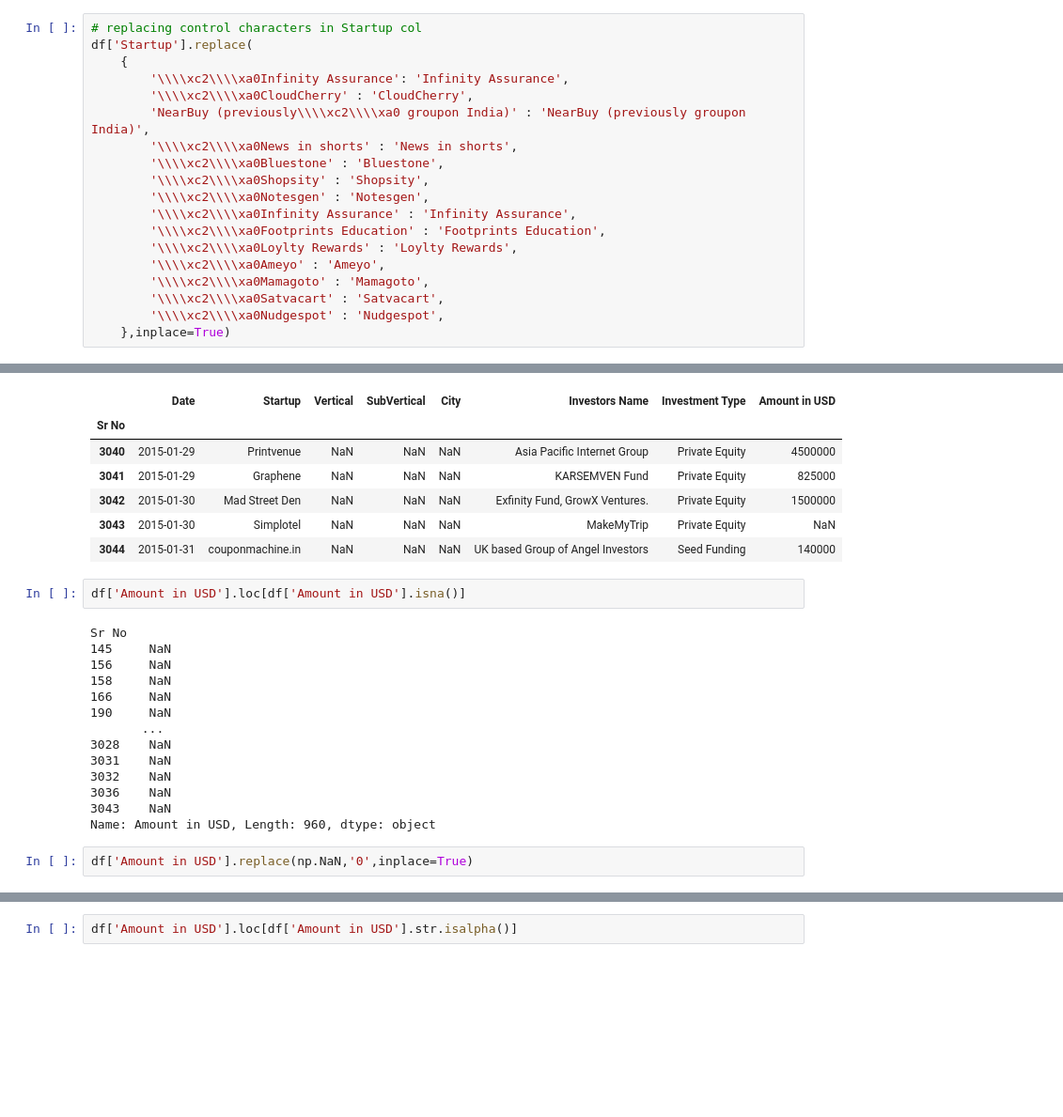
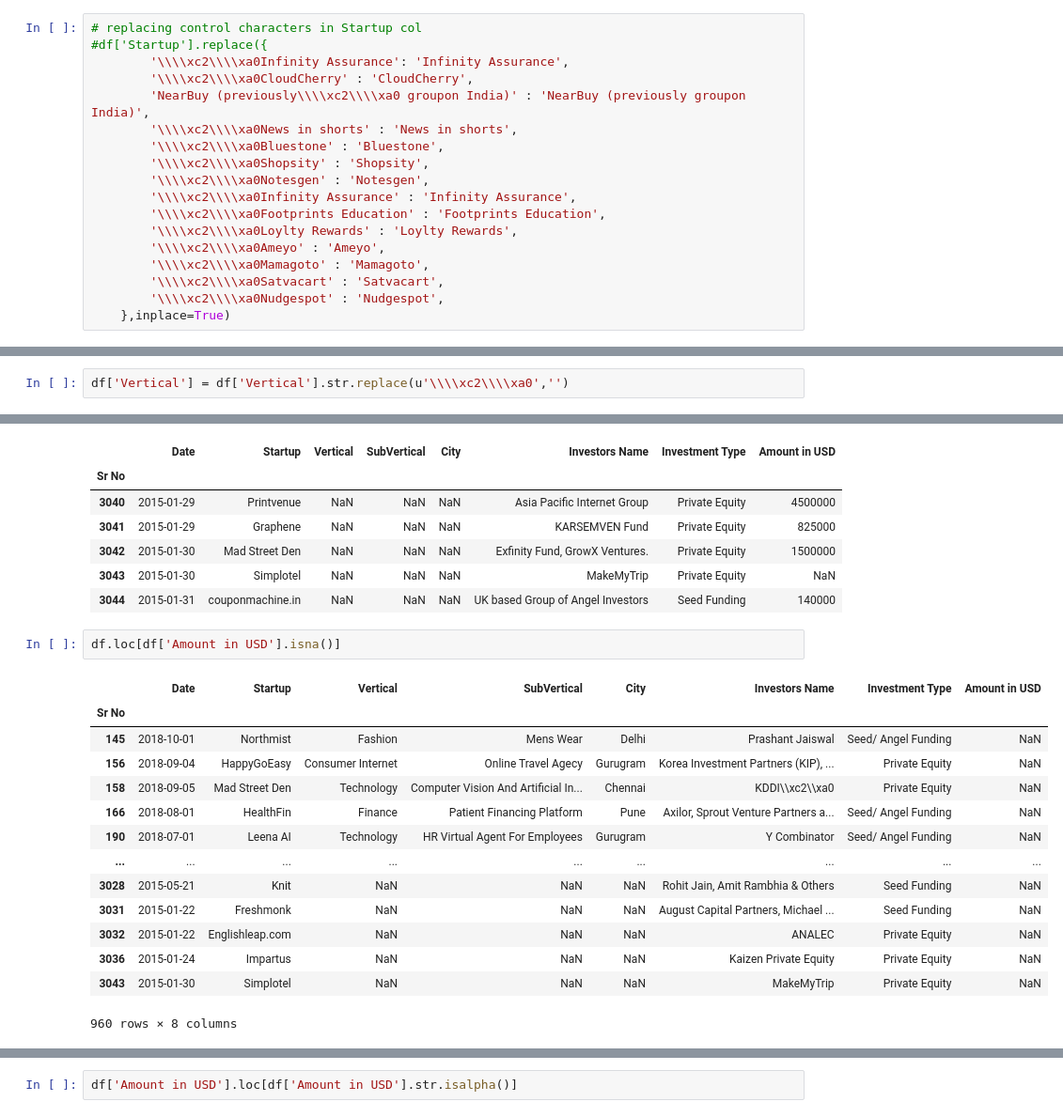
Before and after one commit to jasminjoy-S/Data-Analysis, a Jupyter notebook: analysis-indian-startup-funding.ipynb, the cells around one changed output, grey strips where cells are left out. Shown: that part at 94% size. Saved outputs shown, nothing was run; the diff lists cells and outputs as text; blank space fills up the shorter version.

```diff
--- a/analysis-indian-startup-funding.ipynb
+++ b/analysis-indian-startup-funding.ipynb
@@ -153,7 +154,6 @@ df[df['Startup'].str.contains('\\\\xc2', na=False)]
 # %%
 # replacing control characters in Startup col
-df['Startup'].replace(
-    {
+#df['Startup'].replace({
         '\\\\xc2\\\\xa0Infinity Assurance': 'Infinity Assurance',
         '\\\\xc2\\\\xa0CloudCherry' : 'CloudCherry',
         'NearBuy (previously\\\\xc2\\\\xa0 groupon India)' : 'NearBuy (previously groupon India)',
@@ -195,3 +195,5 @@ df[df['Vertical'].str.contains('\\\\xc2', na=False)]
 | 2611 | 2015-07-13 | Mamagoto | \\xc2\\xa0Casual Dining restauran... | NaN | \\xc2\\xa0New Delhi | \\xc2\\xa0Goldman Sachs | Private Equity | \\xc2\\xa010,000,000 |
 | 2612 | 2015-07-13 | Satvacart | \\xc2\\xa0Online Grocery Delivery | NaN | \\xc2\\xa0Gurgaon | \\xc2\\xa0Palaash Ventures | Seed Funding | \\xc2\\xa0N/A |
 | 2827 | 2015-04-10 | Whatfix | Interactive\\xc2\\xa0 How-To Guides | NaN | Bangalore | Helion Venture Partner, Powerhous... | Seed Funding | 9,00,000 |
+# %%
+df['Vertical'] = df['Vertical'].str.replace(u'\\\\xc2\\\\xa0','')
@@ -253,20 +268,19 @@ df.tail()
 | 3043 | 2015-01-30 | Simplotel | NaN | NaN | NaN | MakeMyTrip | Private Equity | NaN |
 | 3044 | 2015-01-31 | couponmachine.in | NaN | NaN | NaN | UK based Group of Angel Investors | Seed Funding | 140000 |
 # %%
-df['Amount in USD'].loc[df['Amount in USD'].isna()]
+df.loc[df['Amount in USD'].isna()]
 # %% [output]
+|  | Date | Startup | Vertical | SubVertical | City | Investors Name | Investment Type | Amount in USD |
+| Sr No |  |  |  |  |  |  |  |  |
+| 145 | 2018-10-01 | Northmist | Fashion | Mens Wear | Delhi | Prashant Jaiswal | Seed/ Angel Funding | NaN |
+| 156 | 2018-09-04 | HappyGoEasy | Consumer Internet | Online Travel Agecy | Gurugram | Korea Investment Partners (KIP), ... | Private Equity | NaN |
+| 158 | 2018-09-05 | Mad Street Den | Technology | Computer Vision And Artificial In... | Chennai | KDDI\\xc2\\xa0 | Private Equity | NaN |
+| 166 | 2018-08-01 | HealthFin | Finance | Patient Financing Platform | Pune | Axilor, Sprout Venture Partners a... | Seed/ Angel Funding | NaN |
+| 190 | 2018-07-01 | Leena AI | Technology | HR Virtual Agent For Employees | Gurugram | Y Combinator | Seed/ Angel Funding | NaN |
+| ... | ... | ... | ... | ... | ... | ... | ... | ... |
+| 3028 | 2015-05-21 | Knit | NaN | NaN | NaN | Rohit Jain, Amit Rambhia & Others | Seed Funding | NaN |
+| 3031 | 2015-01-22 | Freshmonk | NaN | NaN | NaN | August Capital Partners, Michael ... | Seed Funding | NaN |
+| 3032 | 2015-01-22 | Englishleap.com | NaN | NaN | NaN | ANALEC | Private Equity | NaN |
+| 3036 | 2015-01-24 | Impartus | NaN | NaN | NaN | Kaizen Private Equity | Private Equity | NaN |
+| 3043 | 2015-01-30 | Simplotel | NaN | NaN | NaN | MakeMyTrip | Private Equity | NaN |
-Sr No
-145     NaN
-156     NaN
-158     NaN
-166     NaN
-190     NaN
-       ...
-3028    NaN
-3031    NaN
-3032    NaN
-3036    NaN
-3043    NaN
-Name: Amount in USD, Length: 960, dtype: object
+960 rows × 8 columns
-# %%
-df['Amount in USD'].replace(np.NaN,'0',inplace=True)
```
Also changed, not shown: parts of 32 cells of this notebook.
